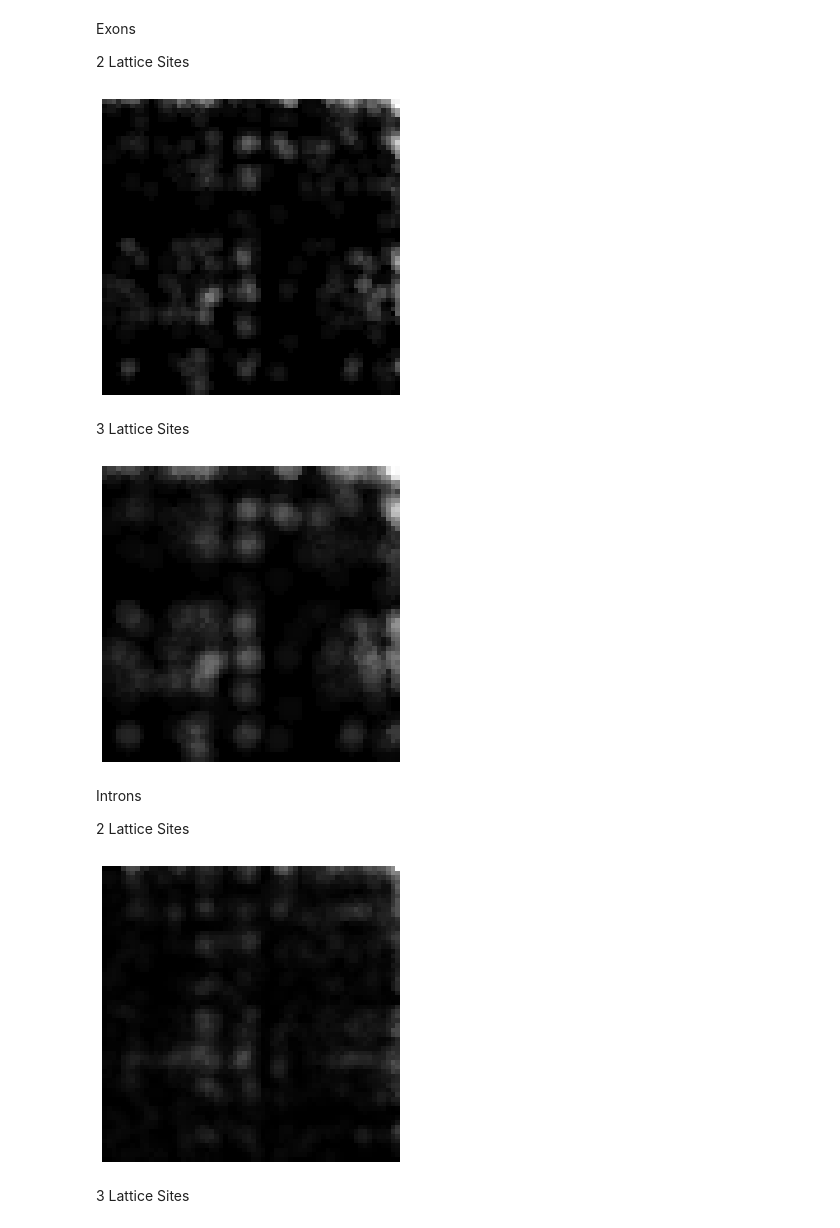
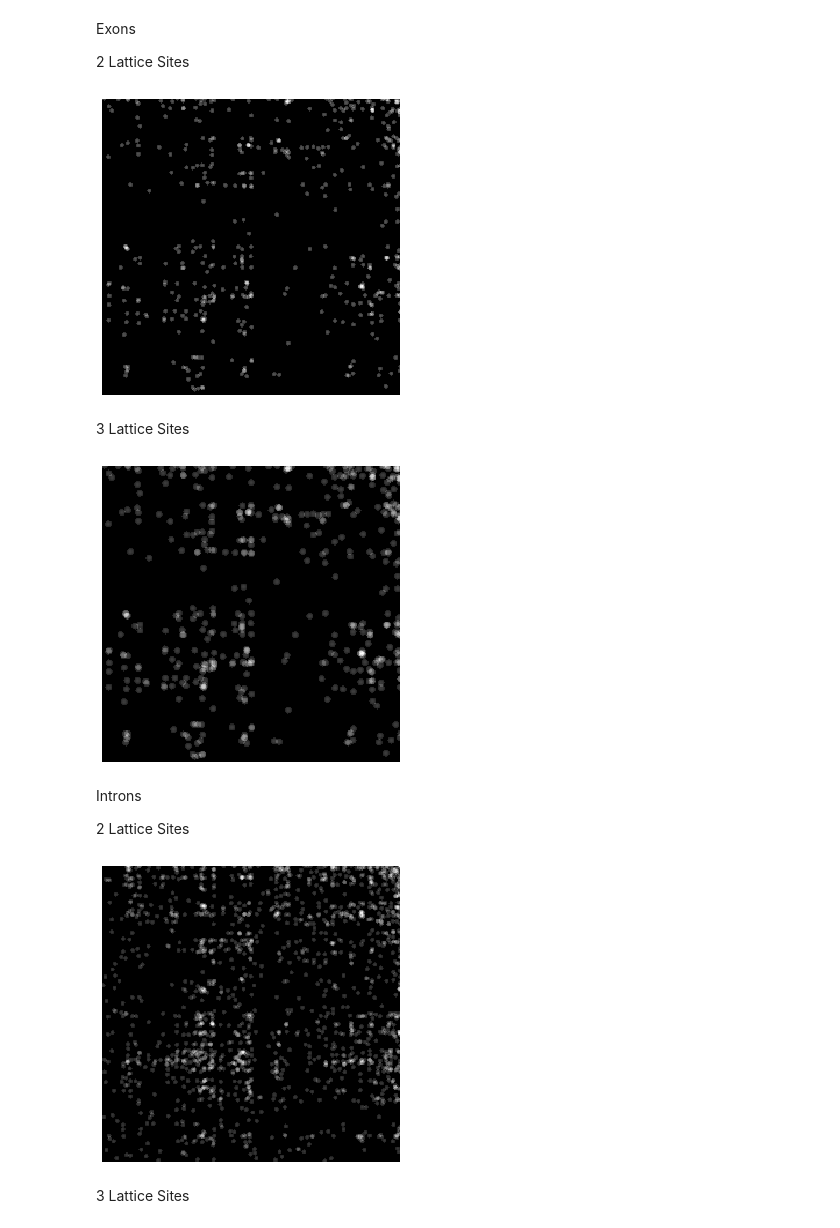
Before and after one commit to ZefCo/Thesis, a Jupyter notebook: ML/FractalGeneratorTest.ipynb, the cells around one changed output. Cells and saved outputs as stored; diff of their text form; code cells hidden in the pictures.

```diff
--- a/ML/FractalGeneratorTest.ipynb
+++ b/ML/FractalGeneratorTest.ipynb
@@ -19,3 +19,8 @@ import shutil
 kmer = 6
 # print(np.sqrt(4**kmer))
 matplotlib.rc('figure', figsize=(6, 6), dpi = np.sqrt(4**kmer))
+extension = ".png"
+grid_points = 256
+sigma = 1 / grid_points
+sigma_steps = 8
+print(sigma * sigma_steps)
@@ -257,8 +259,9 @@ plot_image(xy, save = cwd / "Fractal_Random.png")
 # %%
-scale = 10**-6
+# scale = 10**-6
 
 # something = float_for(0, 1, number_of_steps=10, resolution=1)
-delta = (1 - 0) / np.sqrt(4**kmer)
+delta = 1 / grid_points
+print(delta)
 grid = np.arange(0, 1, delta)
 
 # something = list()
@@ -311 +315 @@ exon_sample = "GCTGGAGCTGCCCGCCGACCTCCTGCGGCAGAAGGAGCTGGAGAGCGCGCGCCCACAGCTGCTGG
-exon_save = cwd / "GHM_Exon_2.png"
+exon_save = cwd / f"GHM_Exon_2{extension}"
@@ -313,4 +317,4 @@ intron_sample = "gtgaggacccaccctggcatgatctcccctcatcacctccccagccacatgtactcggccatt
-intron_save = cwd / "GHM_Intron_2.png"
+intron_save = cwd / f"GHM_Intron_2{extension}"
 # intergenomic_sample = ""
 # intergenomic = time_embedding(intergenomic_sample)
 # %% [markdown]
@@ -319,20 +323,20 @@ Exons
 2 Lattice Sites
 # %%
 exon = time_embedding(exon_sample.upper())
-exon_test = gaussian(exon, grid, delta = 2)
-plot_image(exon, save = cwd / "Fractal_Exon.png")
+exon_test = gaussian(exon, grid, sigma = 2*sigma)
+plot_image(exon, save = cwd / f"Fractal_Exon{extension}")
 plot_heatmap_test(exon_test) #, save = exon_save)
 save_Image(exon_test, exon_save)
 # %% [output]
-[figure, old version]
+[figure, new version]
 # %% [markdown]
 3 Lattice Sites
 # %%
 exon = time_embedding(exon_sample.upper())
-exon_test = gaussian(exon, grid, delta = 3)
+exon_test = gaussian(exon, grid, sigma = 3*sigma)
 plot_heatmap_test(exon_test)
 # %% [output]
-[figure, old version]
+[figure, new version]
 # %% [markdown]
 Introns
 
@@ -340,12 +344,12 @@ Introns
 # %%
 intron = time_embedding(intron_sample.upper())
 
-intron_test = gaussian(intron, grid, delta = 2)
-plot_image(intron, save = cwd / "Fractal_Intron.png")
+intron_test = gaussian(intron, grid, sigma = 2*sigma)
+plot_image(intron, save = cwd / f"Fractal_Intron{extension}")
 plot_heatmap_test(intron_test, save = intron_save)
 save_Image(intron_test, intron_save)
 # %% [output]
-[figure, old version]
+[figure, new version]
 # %% [markdown]
 3 Lattice Sites
 # %%
```
Also changed, not shown: parts of 31 cells of this notebook, 20 other files.
